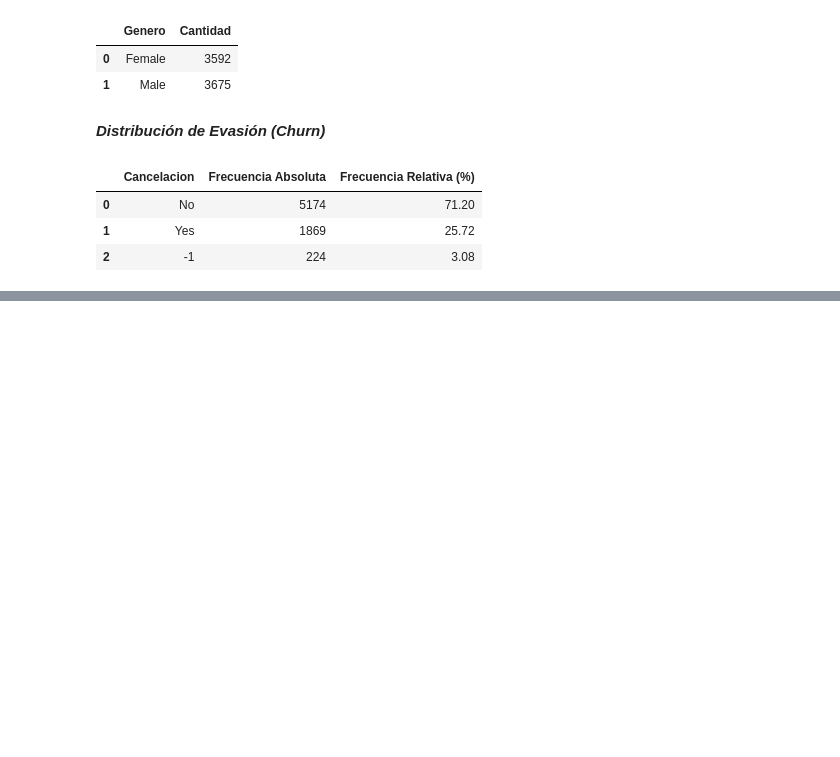
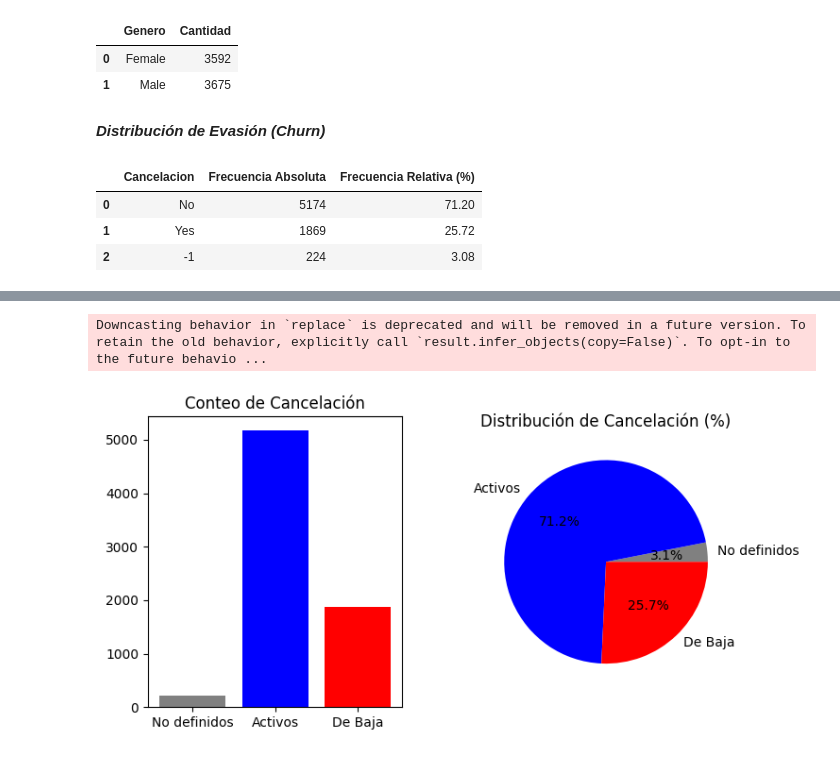
Before and after one commit to rb-olivera/Telecom-X---AluraLatam, a Jupyter notebook: TelecomX_ParteUno.ipynb, the cells around one changed output, grey strips where cells are left out. Cells and saved outputs as stored; diff of their text form; code cells hidden in the pictures; blank space fills up the shorter version.

```diff
--- a/TelecomX_ParteUno.ipynb
+++ b/TelecomX_ParteUno.ipynb
@@ -412 +412,42 @@ Successfully installed attrs-25.3.0 fastjsonschema-2.21.2 jsonschema-4.25.1 json
 Note: you may need to restart the kernel to use updated packages.
+# %%
+## Análisis de cancelación.
+#En este paso, el objetivo es analizar la tasa de cancelación de clientes y su relación con otras variables del dataset.
+import matplotlib.pyplot as plt
+import pandas as pd # Import pandas
+import plotly.express as px
+
+# Get the counts of each cancellation category
+cancelacion_counts = df_clientes['Cancelacion'].value_counts().reset_index()
+cancelacion_counts.columns = ['Cancelacion', 'Count']
+
+# Standardize Cancelacion values to integers for sorting and color mapping
+cancelacion_map = {'No': 0, 'Yes': 1, '-1': -1}
+cancelacion_counts['Cancelacion_Num'] = cancelacion_counts['Cancelacion'].replace(cancelacion_map).astype(int)
+
+# Map numerical values to text labels for plotting
+cancellation_labels = {-1: 'No definidos', 0: 'Activos', 1: 'De Baja'}
+cancelacion_counts['Cancelacion_Text'] = cancelacion_counts['Cancelacion_Num'].map(cancellation_labels)
+
+# Create the figure and subplots
+fig, axs = plt.subplots(1, 2, figsize=(8, 4))
+
+# Adjust the spacing between the subplots
+plt.subplots_adjust(wspace=0.3, hspace=0.4)
+
+# Add the bar chart for cancellation counts to the first subplot
+# Sort by the numerical value to ensure consistent order
+cancelacion_counts = cancelacion_counts.sort_values('Cancelacion_Num')
+axs[0].bar(cancelacion_counts['Cancelacion_Text'], cancelacion_counts['Count'], color=['gray', 'blue', 'red']) # Use appropriate colors
+axs[0].set_title('Conteo de Cancelación') # Changed title to reflect bar chart of counts
+
+
+
+# Add a pie chart for cancellation distribution to the second subplot
+axs[1].pie(cancelacion_counts['Count'], labels=cancelacion_counts['Cancelacion_Text'], autopct='%1.1f%%', colors=['gray', 'blue', 'red']) # Use counts and labels for pie chart
+axs[1].set_title('Distribución de Cancelación (%)') # Changed title for clarity
+
+plt.show()
+# %% [output]
+Downcasting behavior in `replace` is deprecated and will be removed in a future version. To retain the old behavior, explicitly call `result.infer_objects(copy=False)`. To opt-in to the future behavio ...
+[figure, added]
```
Also changed, not shown: parts of 6 cells of this notebook, 1 other file.
